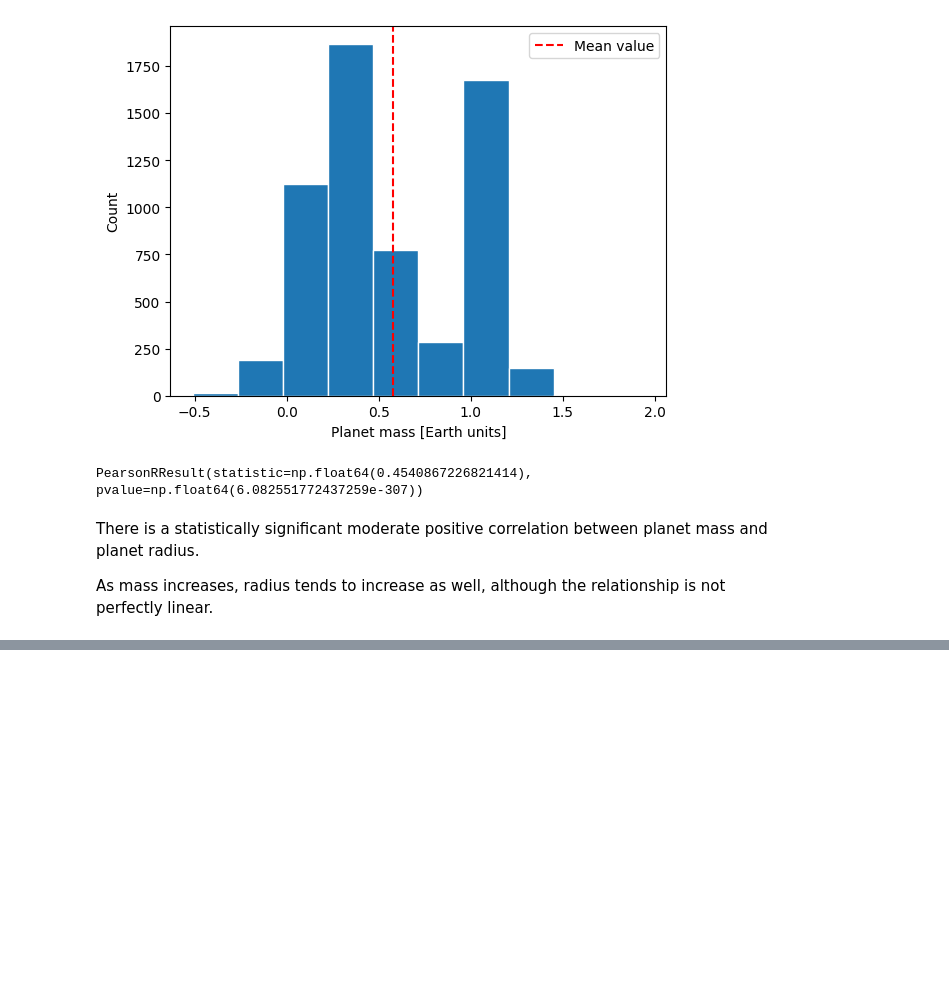
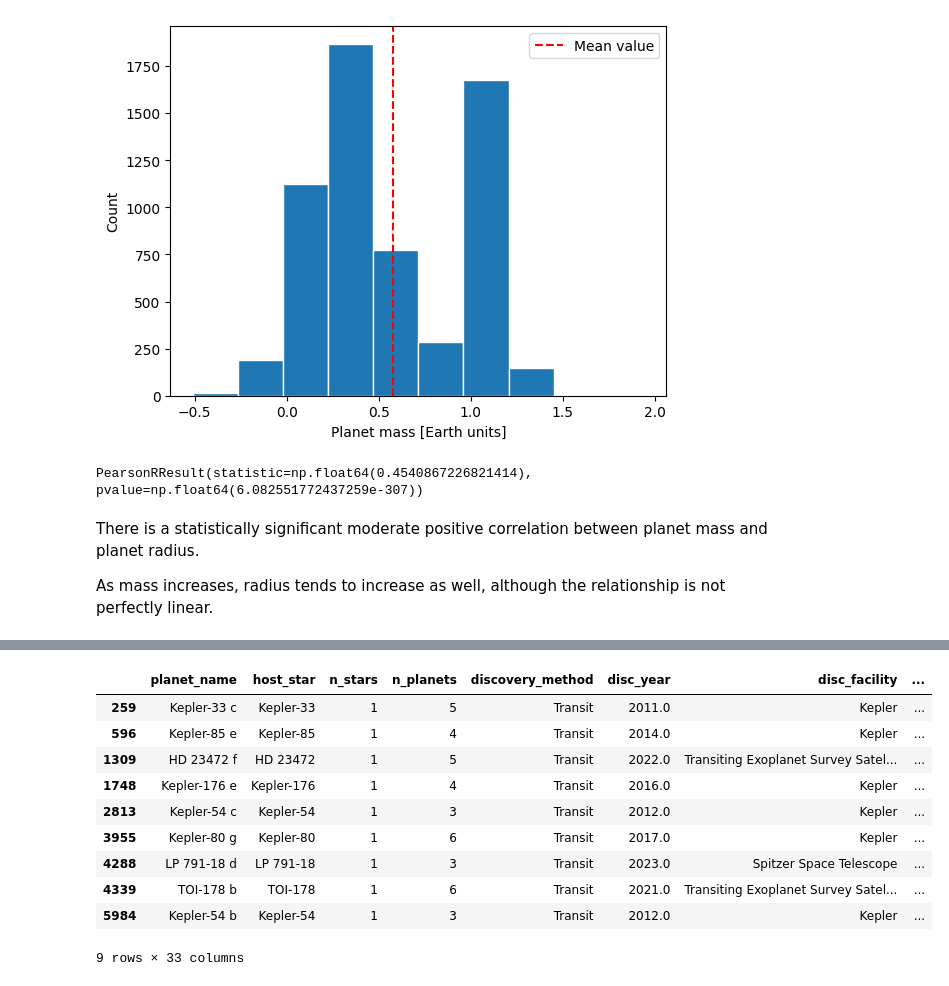
Before and after one commit to plamensve/DS_2026_FP, a Jupyter notebook: notebooks/05_mass_vs_radius.ipynb, the cells around one changed output, grey strips where cells are left out. Drawn from its saved outputs; the diff is of its cells as text; code cells hidden in the pictures; blank space fills up the shorter version.

```diff
--- a/notebooks/05_mass_vs_radius.ipynb
+++ b/notebooks/05_mass_vs_radius.ipynb
@@ -149,0 +298,14 @@ A speculative hypothesis — which cannot currently be verified — is that if l
+# %%
+quadrant_4
+# %% [output]
+|  | planet_name | host_star | n_stars | n_planets | discovery_method | disc_year | disc_facility | ... |
+| 259 | Kepler-33 c | Kepler-33 | 1 | 5 | Transit | 2011.0 | Kepler | ... |
+| 596 | Kepler-85 e | Kepler-85 | 1 | 4 | Transit | 2014.0 | Kepler | ... |
+| 1309 | HD 23472 f | HD 23472 | 1 | 5 | Transit | 2022.0 | Transiting Exoplanet Survey Satel... | ... |
+| 1748 | Kepler-176 e | Kepler-176 | 1 | 4 | Transit | 2016.0 | Kepler | ... |
+| 2813 | Kepler-54 c | Kepler-54 | 1 | 3 | Transit | 2012.0 | Kepler | ... |
+| 3955 | Kepler-80 g | Kepler-80 | 1 | 6 | Transit | 2017.0 | Kepler | ... |
+| 4288 | LP 791-18 d | LP 791-18 | 1 | 3 | Transit | 2023.0 | Spitzer Space Telescope | ... |
+| 4339 | TOI-178 b | TOI-178 | 1 | 6 | Transit | 2021.0 | Transiting Exoplanet Survey Satel... | ... |
+| 5984 | Kepler-54 b | Kepler-54 | 1 | 3 | Transit | 2012.0 | Kepler | ... |
+9 rows × 33 columns
```
Also changed, not shown: parts of 24 cells of this notebook, 2 other files.
